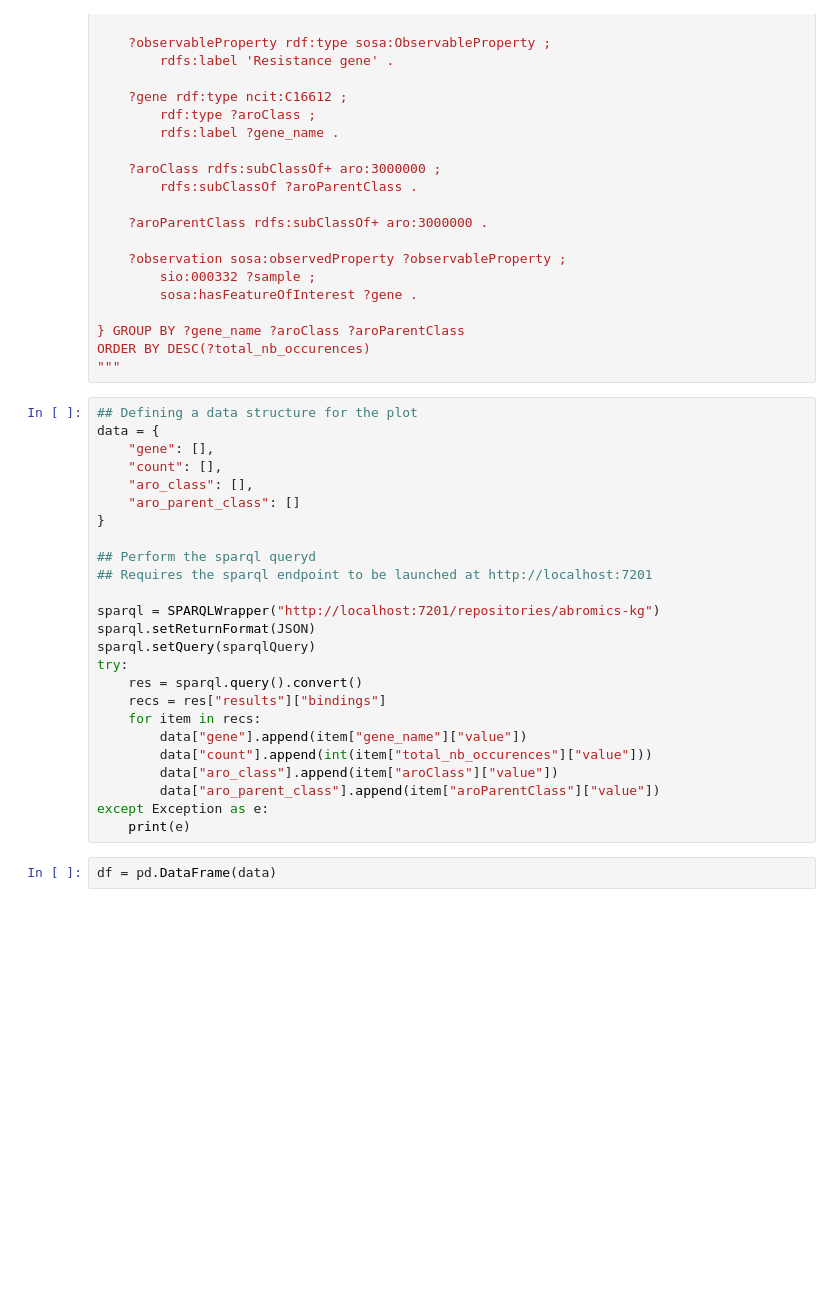
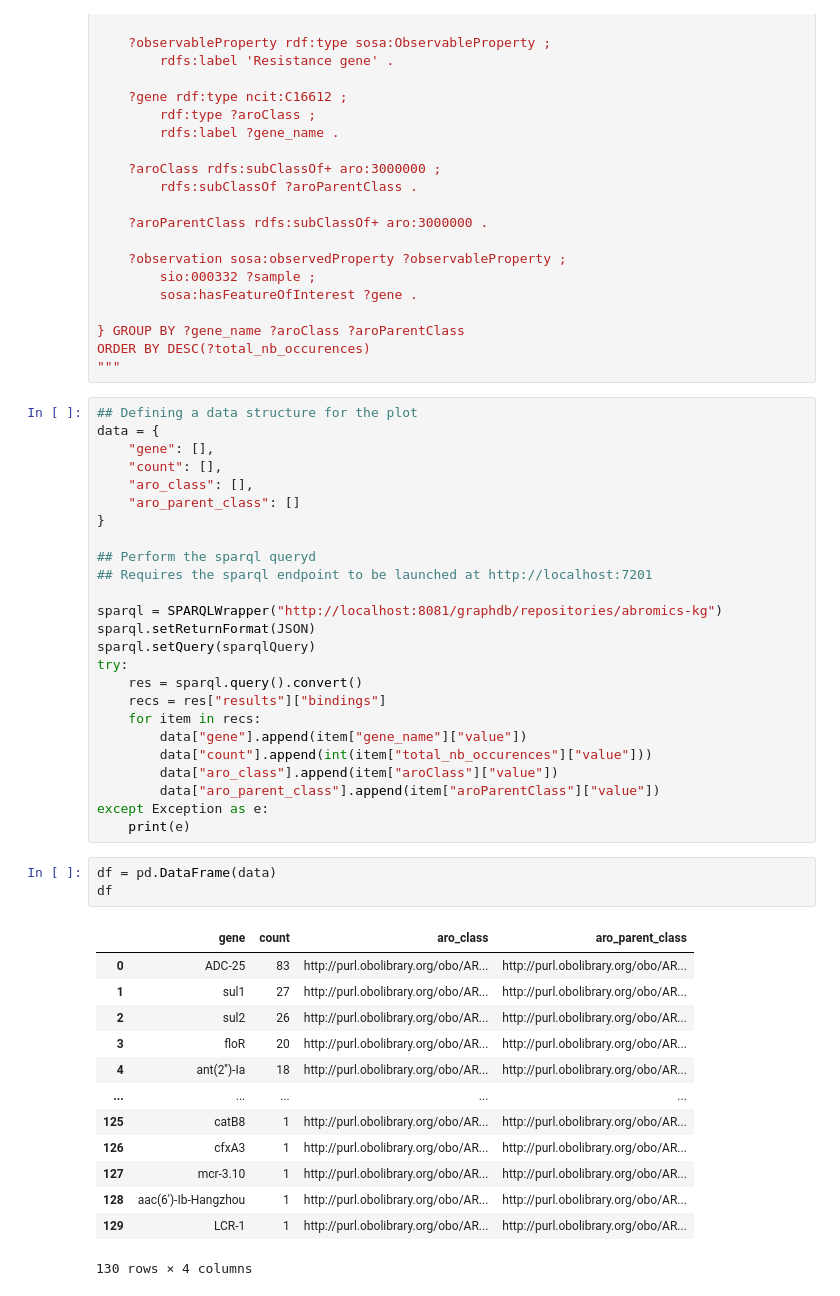
Before and after one commit to Phloemus/ABRomics-Graph, a Jupyter notebook: notebooks/plot_abr.ipynb, the cells around one changed output. Saved outputs shown, nothing was run; the diff lists cells and outputs as text; blank space fills up the shorter version.

```diff
--- a/notebooks/plot_abr.ipynb
+++ b/notebooks/plot_abr.ipynb
@@ -54,7 +55,7 @@ data = {
 ## Perform the sparql queryd
 ## Requires the sparql endpoint to be launched at http://localhost:7201
 
-sparql = SPARQLWrapper("http://localhost:7201/repositories/abromics-kg")
+sparql = SPARQLWrapper("http://localhost:8081/graphdb/repositories/abromics-kg")
 sparql.setReturnFormat(JSON)
 sparql.setQuery(sparqlQuery)
 try:
@@ -69,5 +70,20 @@ except Exception as e:
     print(e)
 # %%
 df = pd.DataFrame(data)
+df
+# %% [output]
+|  | gene | count | aro_class | aro_parent_class |
+| 0 | ADC-25 | 83 | http://purl.obolibrary.org/obo/AR... | http://purl.obolibrary.org/obo/AR... |
+| 1 | sul1 | 27 | http://purl.obolibrary.org/obo/AR... | http://purl.obolibrary.org/obo/AR... |
+| 2 | sul2 | 26 | http://purl.obolibrary.org/obo/AR... | http://purl.obolibrary.org/obo/AR... |
+| 3 | floR | 20 | http://purl.obolibrary.org/obo/AR... | http://purl.obolibrary.org/obo/AR... |
+| 4 | ant(2'')-Ia | 18 | http://purl.obolibrary.org/obo/AR... | http://purl.obolibrary.org/obo/AR... |
+| ... | ... | ... | ... | ... |
+| 125 | catB8 | 1 | http://purl.obolibrary.org/obo/AR... | http://purl.obolibrary.org/obo/AR... |
+| 126 | cfxA3 | 1 | http://purl.obolibrary.org/obo/AR... | http://purl.obolibrary.org/obo/AR... |
+| 127 | mcr-3.10 | 1 | http://purl.obolibrary.org/obo/AR... | http://purl.obolibrary.org/obo/AR... |
+| 128 | aac(6')-Ib-Hangzhou | 1 | http://purl.obolibrary.org/obo/AR... | http://purl.obolibrary.org/obo/AR... |
+| 129 | LCR-1 | 1 | http://purl.obolibrary.org/obo/AR... | http://purl.obolibrary.org/obo/AR... |
+130 rows × 4 columns
 # %%
 class BubbleChart:
```
Also changed, not shown: parts of 4 cells of this notebook, 2 other files.
